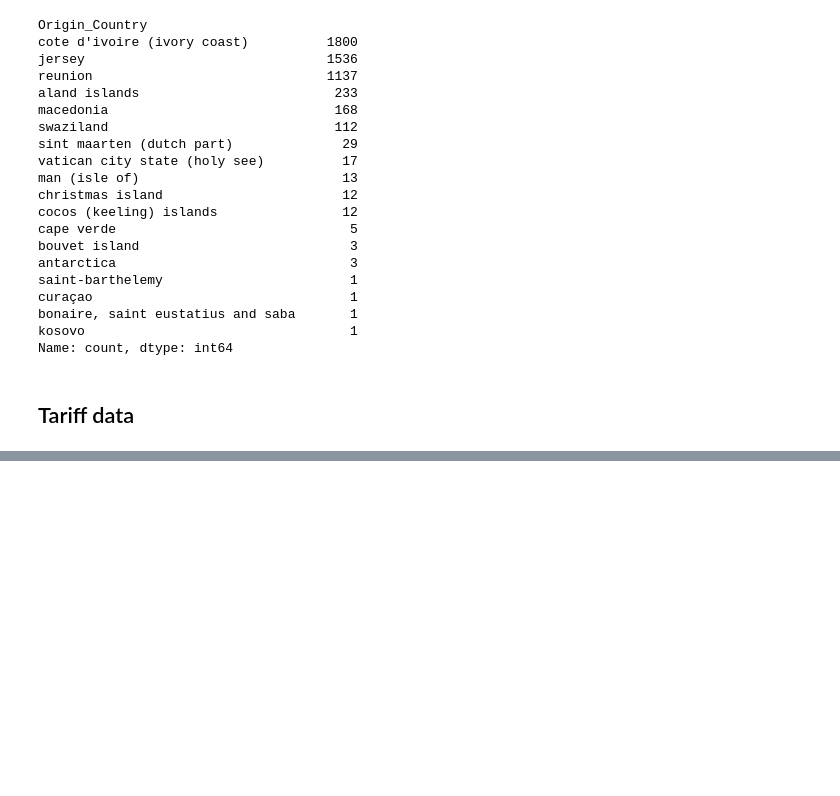
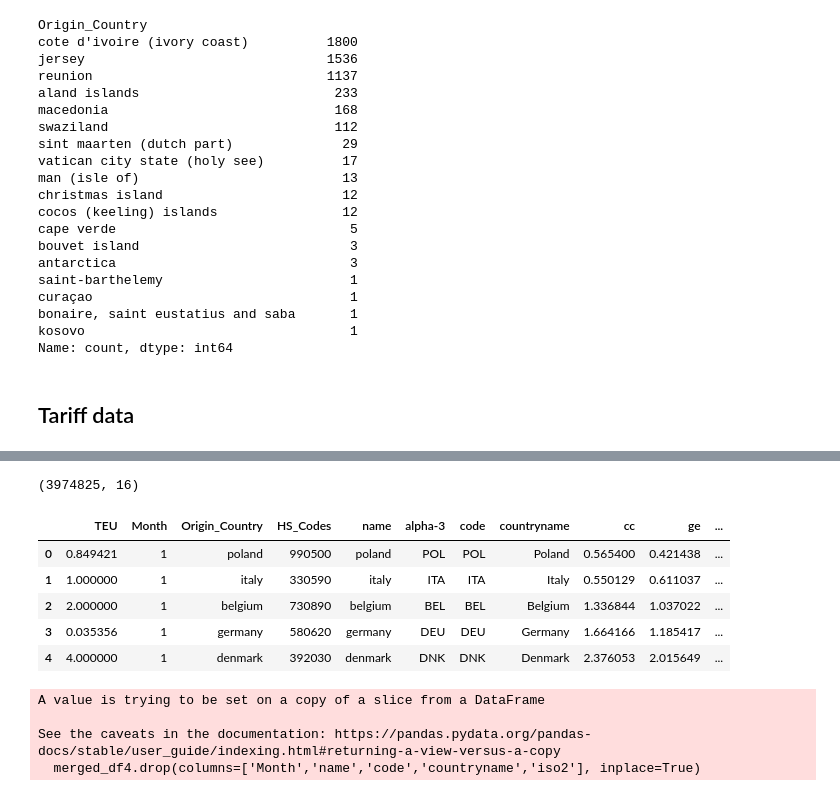
Before and after one commit to jldfernando/MELJS, a Jupyter notebook: notebooks/data cleaning and merging.ipynb, the cells around one changed output, grey strips where cells are left out. Drawn from its saved outputs; the diff is of its cells as text; code cells hidden in the pictures; blank space fills up the shorter version.

```diff
--- a/notebooks/data cleaning and merging.ipynb
+++ b/notebooks/data cleaning and merging.ipynb
@@ -747,0 +772,4 @@ merged_df3.to_csv('../data/processed_data/merged_df2.csv')
+# %%
+merged_df3['va'].replace(to_replace='..', value=np.nan, inplace=True)
+# %%
+merged_df3['va'] = merged_df3['va'].astype(float)
@@ -747,0 +842,3 @@ merged_df3.to_csv('../data/processed_data/merged_df2.csv')
+# %%
+selected_countries = list(merged_df3['Origin_Country'].value_counts()[:45].index)
+selected_countries
@@ -747,0 +863,21 @@ merged_df3.to_csv('../data/processed_data/merged_df2.csv')
+# %%
+merged_df4 = merged_df3[merged_df3['Origin_Country'].isin(selected_countries)]
+merged_df4.shape
+# %% [output]
+(3974825, 16)
+# %%
+merged_df4.head()
+# %% [output]
+|  | TEU | Month | Origin_Country | HS_Codes | name | alpha-3 | code | countryname | cc | ge | ... |
+| 0 | 0.849421 | 1 | poland | 990500 | poland | POL | POL | Poland | 0.565400 | 0.421438 | ... |
+| 1 | 1.000000 | 1 | italy | 330590 | italy | ITA | ITA | Italy | 0.550129 | 0.611037 | ... |
+| 2 | 2.000000 | 1 | belgium | 730890 | belgium | BEL | BEL | Belgium | 1.336844 | 1.037022 | ... |
+| 3 | 0.035356 | 1 | germany | 580620 | germany | DEU | DEU | Germany | 1.664166 | 1.185417 | ... |
+| 4 | 4.000000 | 1 | denmark | 392030 | denmark | DNK | DNK | Denmark | 2.376053 | 2.015649 | ... |
+# %%
+merged_df4.drop(columns=['Month','name','code','countryname','iso2'], inplace=True)
+# %% [output]
+A value is trying to be set on a copy of a slice from a DataFrame
+
+See the caveats in the documentation: https://pandas.pydata.org/pandas-docs/stable/user_guide/indexing.html#returning-a-view-versus-a-copy
+  merged_df4.drop(columns=['Month','name','code','countryname','iso2'], inplace=True)
```
Also changed, not shown: parts of 33 cells of this notebook.
